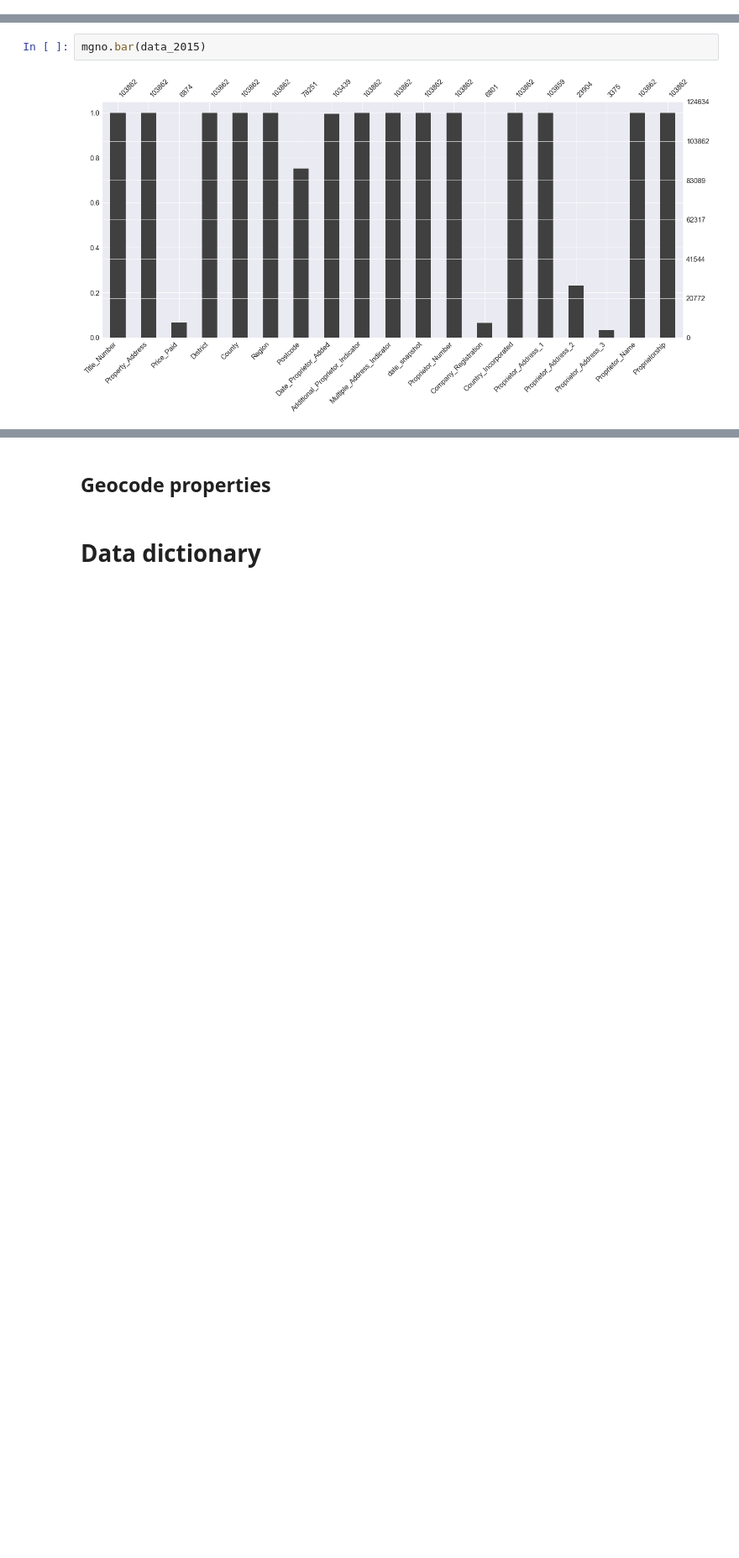
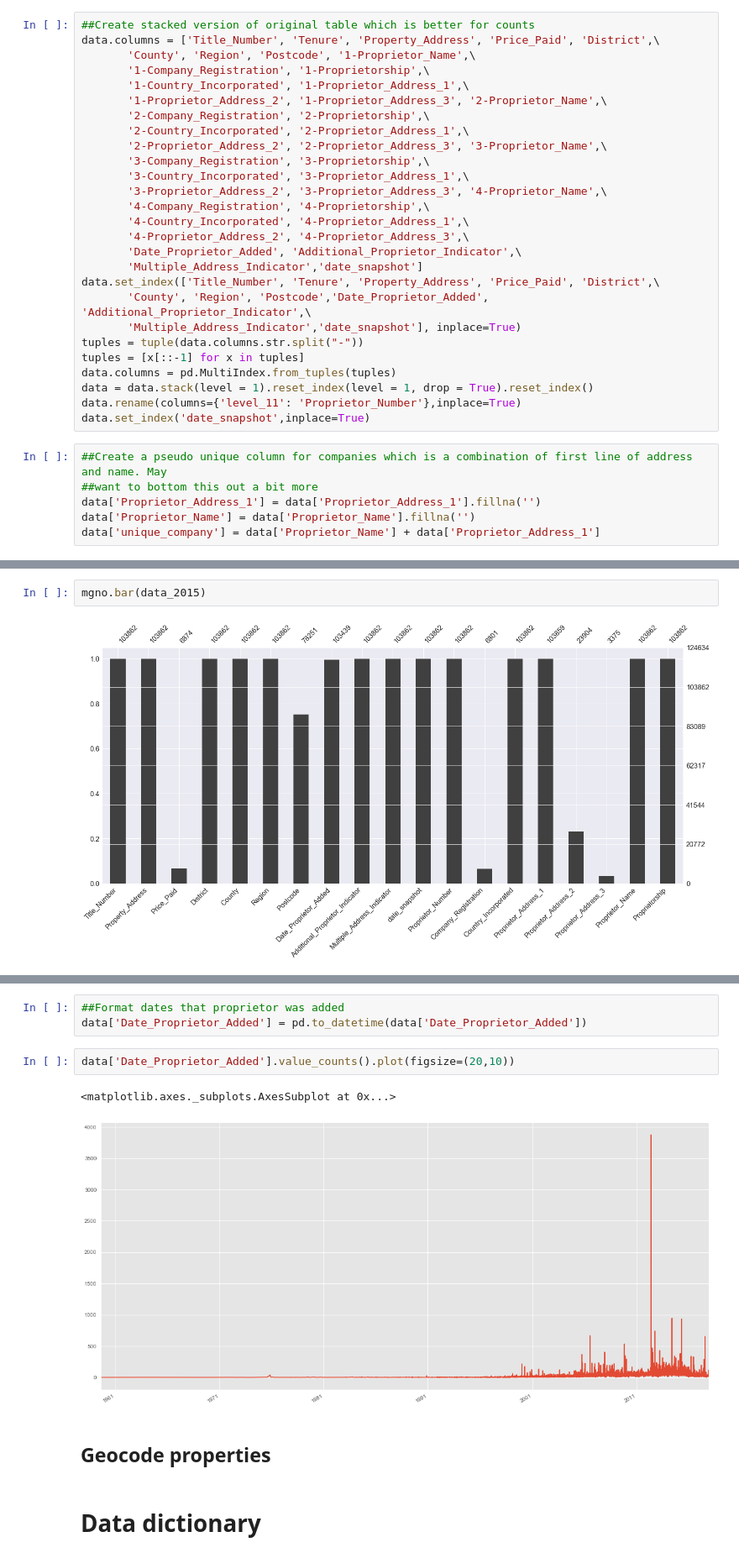
Before and after one commit to Global-Witness/overseas-companies-land-ownership-public, a Jupyter notebook: Draft Processing and Analysis.ipynb, the cells around one changed output, grey strips where cells are left out. Shown: that part at 84% size. Cells and saved outputs as stored; diff of their text form; blank space fills up the shorter version.

```diff
--- a/Draft Processing and Analysis.ipynb
+++ b/Draft Processing and Analysis.ipynb
@@ -25,2 +35,35 @@ data_2015.head(5)
+# %%
+##Create stacked version of original table which is better for counts
+data.columns = ['Title_Number', 'Tenure', 'Property_Address', 'Price_Paid', 'District',\
+       'County', 'Region', 'Postcode', '1-Proprietor_Name',\
+       '1-Company_Registration', '1-Proprietorship',\
+       '1-Country_Incorporated', '1-Proprietor_Address_1',\
+       '1-Proprietor_Address_2', '1-Proprietor_Address_3', '2-Proprietor_Name',\
+       '2-Company_Registration', '2-Proprietorship',\
+       '2-Country_Incorporated', '2-Proprietor_Address_1',\
+       '2-Proprietor_Address_2', '2-Proprietor_Address_3', '3-Proprietor_Name',\
+       '3-Company_Registration', '3-Proprietorship',\
+       '3-Country_Incorporated', '3-Proprietor_Address_1',\
+       '3-Proprietor_Address_2', '3-Proprietor_Address_3', '4-Proprietor_Name',\
+       '4-Company_Registration', '4-Proprietorship',\
+       '4-Country_Incorporated', '4-Proprietor_Address_1',\
+       '4-Proprietor_Address_2', '4-Proprietor_Address_3',\
+       'Date_Proprietor_Added', 'Additional_Proprietor_Indicator',\
+       'Multiple_Address_Indicator','date_snapshot']
+data.set_index(['Title_Number', 'Tenure', 'Property_Address', 'Price_Paid', 'District',\
+       'County', 'Region', 'Postcode','Date_Proprietor_Added', 'Additional_Proprietor_Indicator',\
+       'Multiple_Address_Indicator','date_snapshot'], inplace=True)
+tuples = tuple(data.columns.str.split("-"))
+tuples = [x[::-1] for x in tuples]
+data.columns = pd.MultiIndex.from_tuples(tuples)
+data = data.stack(level = 1).reset_index(level = 1, drop = True).reset_index()
+data.rename(columns={'level_11': 'Proprietor_Number'},inplace=True)
+data.set_index('date_snapshot',inplace=True)
+# %%
+##Create a pseudo unique column for companies which is a combination of first line of address and name. May
+##want to bottom this out a bit more
+data['Proprietor_Address_1'] = data['Proprietor_Address_1'].fillna('')
+data['Proprietor_Name'] = data['Proprietor_Name'].fillna('')
+data['unique_company'] = data['Proprietor_Name'] + data['Proprietor_Address_1']
 # %%
 ##Size of dataset
@@ -72,5 +85,13 @@ mgno.heatmap(data_2015)
 # %% [output]
 [figure]
+# %%
+##Format dates that proprietor was added
+data['Date_Proprietor_Added'] = pd.to_datetime(data['Date_Proprietor_Added'])
+# %%
+data['Date_Proprietor_Added'].value_counts().plot(figsize=(20,10))
+# %% [output]
+<matplotlib.axes._subplots.AxesSubplot at 0x...>
+[figure, added]
 # %% [markdown]
 ## Geocode properties
 # %% [markdown]
```
Also changed, not shown: parts of 12 cells of this notebook, 1 other file.
